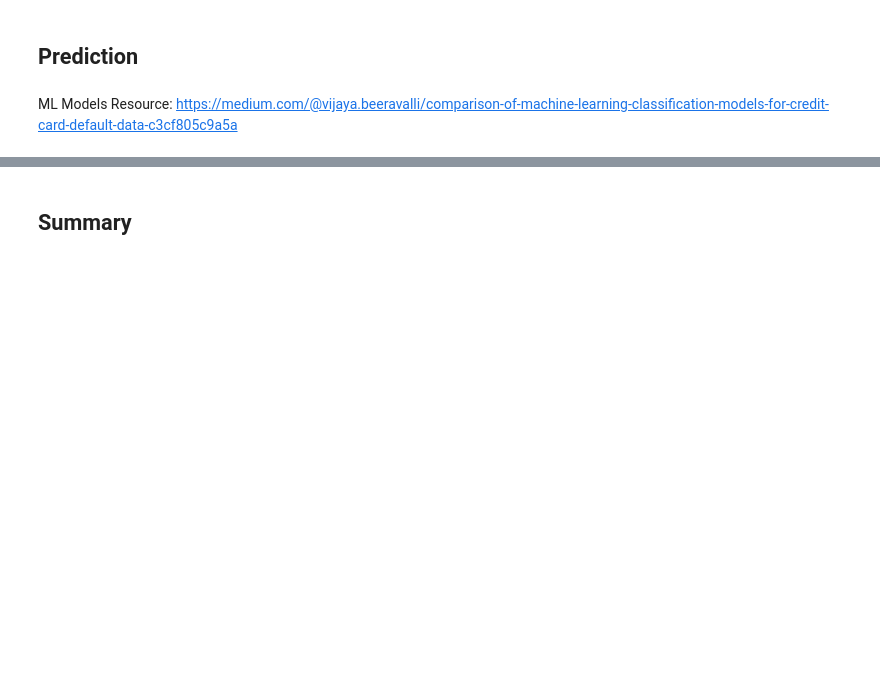
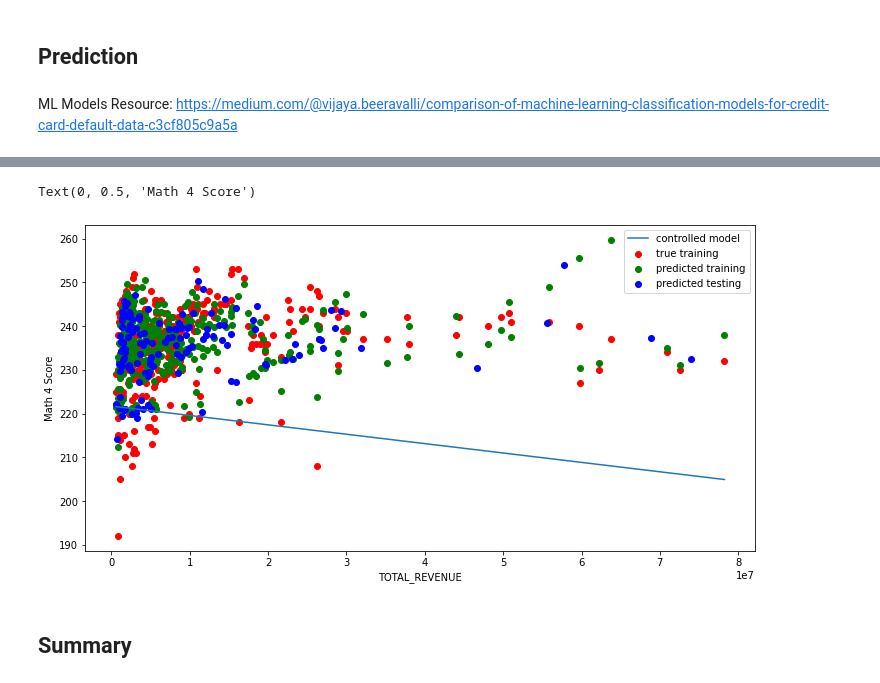
Before and after one commit to abagali1/MDST_Tutorials, a Jupyter notebook: checkpoint2/checkpoint2.ipynb, the cells around one changed output, grey strips where cells are left out. Cells and saved outputs as stored; diff of their text form; code cells hidden in the pictures; blank space fills up the shorter version.

```diff
--- a/checkpoint2/checkpoint2.ipynb
+++ b/checkpoint2/checkpoint2.ipynb
@@ -162,0 +124,4 @@ Use any graph you wish to see the relationship of your chosen predictor with any
+# %%
+df.set_index('TOTAL_REVENUE').groupby('STATE').AVG_MATH_4_SCORE.plot()
+plt.ylabel('SCORE')
+plt.title('4th Grade Math Score over Total Revenue, by state')
@@ -172,6 +136,9 @@ y = ??
+# %%
+X = df[['TOTAL_REVENUE', 'ENROLL_4', 'SUPPORT_SERVICES_EXPENDITURE_PER_STUDENT', 'INSTRUCTION_EXPENDITURE_PER_STUDENT', 'YEAR']]
+y = df.loc[X.index]['AVG_MATH_4_SCORE']
 # %%
 X_train, X_test, y_train, y_test = train_test_split(
-     X, y, test_size=??, random_state=0)
+     X, y, test_size=.3, random_state=0)
 # %% [markdown]
 <h2> Prediction </h2>
 # %% [markdown]
@@ -183,6 +151,6 @@ Chosen ML task: **<REGRESSION/CLASSIFICATION>**
 # %%
 # create your model here
-model =
+model = LinearRegression()
 # %%
 model.fit(X_train, y_train)
 # %%
@@ -196,25 +164,28 @@ plot_confusion_matrix(model, X_test, y_test,
 # %%
 # FOR REGRESSION ONLY: (pick a single column to visualize results)
 
 # Results from this graph _should not_ be used as a part of your results -- it is just here to help with intuition.
 # Instead, look at the error values and individual intercepts.
 
 
-col_name = ??
+col_name = 'TOTAL_REVENUE'
 col_index = X_train.columns.get_loc(col_name)
 
 f = plt.figure(figsize=(12,6))
 plt.scatter(X_train[col_name], y_train, color = "red")
 plt.scatter(X_train[col_name], model.predict(X_train), color = "green")
 plt.scatter(X_test[col_name], model.predict(X_test), color = "blue")
 
 new_x = np.linspace(X_train[col_name].min(),X_train[col_name].max(),200)
 intercept = model.predict([X_train.sort_values(col_name).iloc[0]]) - X_train[col_name].min()*model.coef_[col_index]
 plt.plot(new_x, intercept+new_x*model.coef_[col_index])
 
 plt.legend(['controlled model','true training','predicted training','predicted testing'])
 plt.xlabel(col_name)
-plt.ylabel(??)
+plt.ylabel('Math 4 Score')
+# %% [output]
+Text(0, 0.5, 'Math 4 Score')
+[figure, added]
 # %% [markdown]
 <h2> Summary </h2>
 # %% [markdown]
```
Also changed, not shown: parts of 19 cells of this notebook.
